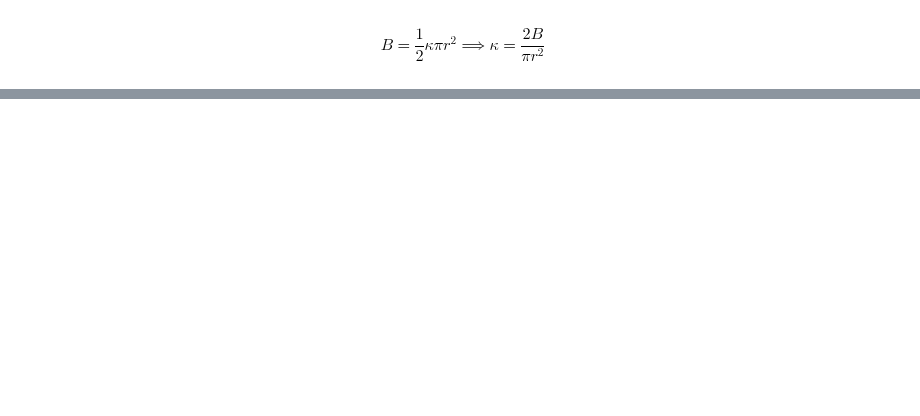
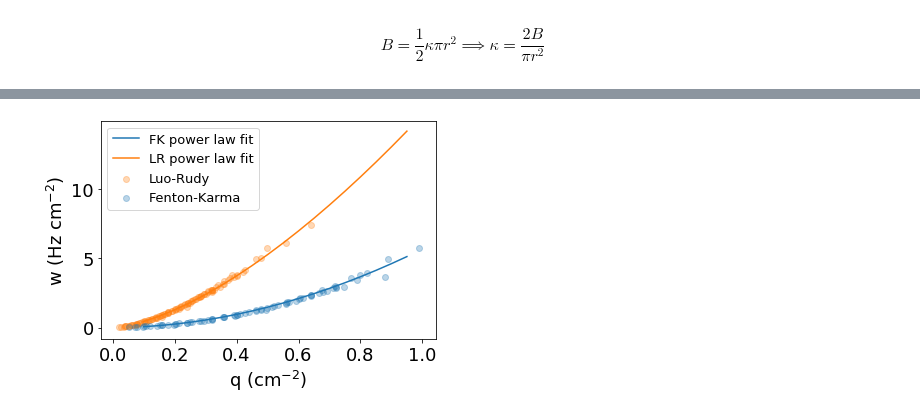
Before and after one commit to timtyree/bgmc, a Jupyter notebook: python/fitting monte carlo results to birth death rates from the full simulation.ipynb, the cells around one changed output, grey strips where cells are left out. Saved outputs shown, nothing was run; the diff lists cells and outputs as text; code cells hidden in the pictures; blank space fills up the shorter version.

Commit message:
created powerlaw analysis and fits to full models

```diff
--- a/python/fitting monte carlo results to birth death rates from the full simulation.ipynb
+++ b/python/fitting monte carlo results to birth death rates from the full simulation.ipynb
@@ -1595,0 +1438,24 @@ Then,
+# %%
+#  TODO: Measure B for full model
+yscale=10**3
+fn=os.path.basename(data_fk_fn)
+fk=pd.read_csv(data_fk_fn)
+fk['N']=fk['No2']*2
+fk['q']=fk['N']/fk['A'] #number of tips per square centimeter
+fk['w']=fk['rate']/fk['A'] #[mHz?]/cm^2
+# query=(fk.q>0.2)&(fk.q<1.)#fk.q<0.7#<0.2
+x=fk.q.values
+y=yscale*fk.w.values
+print('\n'+fn)
+print_fit_power_law(x,y)
+
+fn=os.path.basename(data_lr_fn)
+fk=pd.read_csv(data_lr_fn)
+fk['N']=fk['No2']*2
+fk['q']=fk['N']/fk['A'] #number of tips per square centimeter
+fk['w']=fk['rate']/fk['A'] #[mHz?]/cm^2
+# query=(fk.q>0.2)&(fk.q<1.)#fk.q<0.7#<0.2
+x=fk.q.values
+y=yscale*fk.w.values
+print('\n'+fn)
+print_fit_power_law(x,y)
@@ -1595,0 +1578,23 @@ Then,
+# %%
+xv=np.arange(0.1,1.,.05)
+yv_fk=(B_fk*xv)**m_fk
+yv_lr=(B_lr*xv)**m_lr
+
+yscale=10**3
+fontsize=18
+#plot up WJ's results
+plt.scatter(x=lr.q.values,y=yscale*lr.w.values,alpha=0.3,c='C1',label='Luo-Rudy')
+plt.scatter(x=fk.q.values,y=yscale*fk.w.values,alpha=0.3,c='C0',label='Fenton-Karma')
+# plt.ylim([1e-5,1e-2])
+# plt.yscale('log')
+# plt.xscale('log')
+plt.plot(xv,yv_fk,label='FK power law fit')
+plt.plot(xv,yv_lr,label='LR power law fit')
+plt.xlabel(r'q (cm$^{-2}$)',fontsize=fontsize)
+plt.ylabel(r'w (Hz cm$^{-2}$)', fontsize=fontsize)
+plt.tick_params(axis='both', which='major', labelsize=fontsize)
+plt.tick_params(axis='both', which='minor', labelsize=0)
+plt.legend(fontsize=fontsize-5)
+plt.show()
+# %% [output]
+[figure, added]
```
Also changed, not shown: parts of 85 cells of this notebook, 8 other files.
